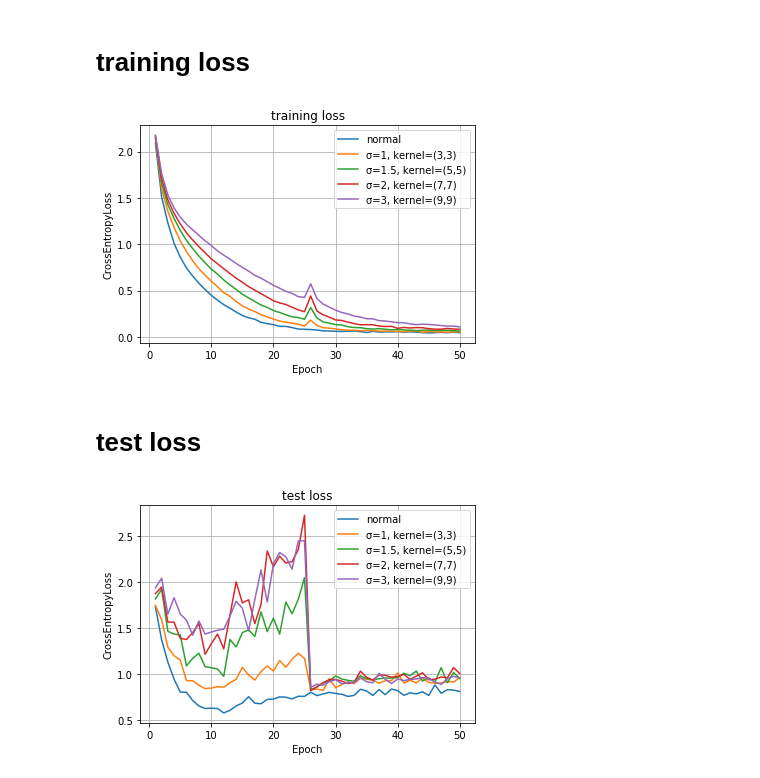
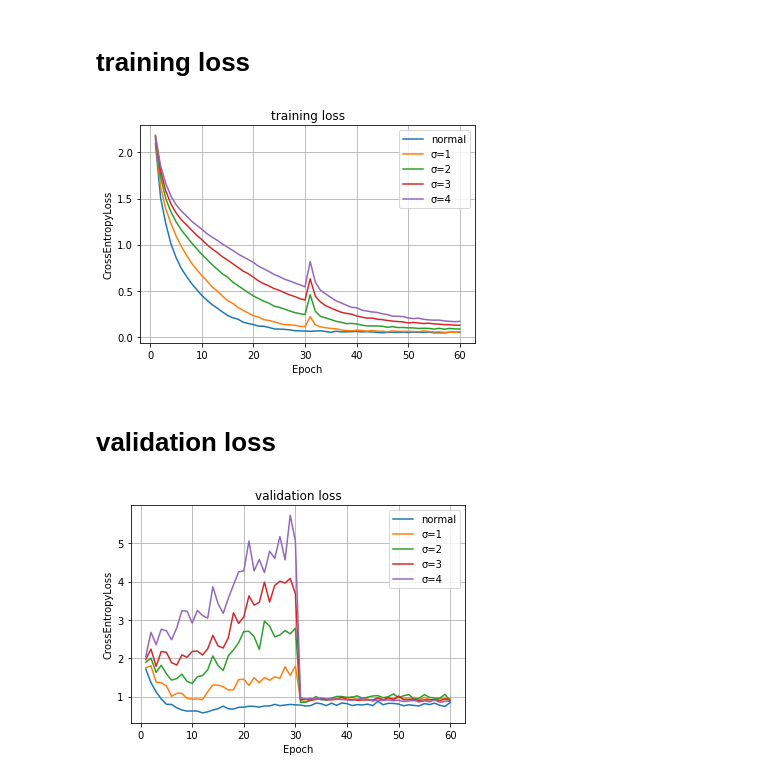
Before and after one commit to sousquared/Blur-Training_Cifar10, a Jupyter notebook: analysis/plot_results_blur-half.ipynb, the cells around one changed output. Cells and saved outputs as stored; diff of their text form; code cells hidden in the pictures.

```diff
--- a/analysis/plot_results_blur-half.ipynb
+++ b/analysis/plot_results_blur-half.ipynb
@@ -7,52 +7,52 @@ import matplotlib.pyplot as plt
 # %% [markdown]
 # training loss
 # %%
-normal = pd.read_csv('data/run-seed42_normal_b64-tag-loss_train.csv')['Value'].values
-k3 = pd.read_csv('data/run-s1_k3-3_noblur_from25-tag-loss_train.csv')['Value'].values
-k5 = pd.read_csv('data/run-s1.5_k5-5_noblur_from25-tag-loss_train.csv')['Value'].values
-k7 = pd.read_csv('data/run-s2_k7-7_noblur_from25-tag-loss_train.csv')['Value'].values
-k9 = pd.read_csv('data/run-s3_k9-9_noblur_from25-tag-loss_train.csv')['Value'].values
+normal = pd.read_csv('./data/run-normal_60e-tag-loss_train.csv')['Value'].values
+s1 = pd.read_csv('./data/run-blur-half_s1_k7-7-tag-loss_train.csv')['Value'].values
+s2 = pd.read_csv('./data/run-blur-half_s2_k13-13-tag-loss_train.csv')['Value'].values
+s3 = pd.read_csv('./data/run-blur-half_s3_k19-19-tag-loss_train.csv')['Value'].values
+s4 = pd.read_csv('./data/run-blur-half_s4_k25-25-tag-loss_train.csv')['Value'].values
 
 # plot
-x = range(1, 51)  # x range
+x = range(1, 61)  # x range
 fig, ax = plt.subplots()
 plt.title("training loss")
 ax.plot(x, normal, label='normal')
-ax.plot(x, k3, label='σ=1, kernel=(3,3)')
-ax.plot(x, k5, label='σ=1.5, kernel=(5,5)')
-ax.plot(x, k7, label='σ=2, kernel=(7,7)')
-ax.plot(x, k9, label='σ=3, kernel=(9,9)')
+ax.plot(x, s1, label='σ=1')
+ax.plot(x, s2, label='σ=2')
+ax.plot(x, s3, label='σ=3')
+ax.plot(x, s4, label='σ=4')
 ax.legend()
 ax.set_xlabel('Epoch')
 ax.set_ylabel('CrossEntropyLoss')
 ax.grid(True)
 fig.show()
-fig.savefig('blur-half_training.png')
+fig.savefig('blur-half_loss_train.png')
 # %% [output]
-[figure, old version]
+[figure, new version]
 # %% [markdown]
-# test loss
+# validation loss
 # %%
-normal = pd.read_csv('data/run-seed42_normal_b64-tag-loss_val.csv')['Value'].values
-k3 = pd.read_csv('data/run-s1_k3-3_noblur_from25-tag-loss_val.csv')['Value'].values
-k5 = pd.read_csv('data/run-s1.5_k5-5_noblur_from25-tag-loss_val.csv')['Value'].values
-k7 = pd.read_csv('data/run-s2_k7-7_noblur_from25-tag-loss_val.csv')['Value'].values
-k9 = pd.read_csv('data/run-s3_k9-9_noblur_from25-tag-loss_val.csv')['Value'].values
+normal = pd.read_csv('./data/run-normal_60e-tag-loss_val.csv')['Value'].values
+s1 = pd.read_csv('./data/run-blur-half_s1_k7-7-tag-loss_val.csv')['Value'].values
+s2 = pd.read_csv('./data/run-blur-half_s2_k13-13-tag-loss_val.csv')['Value'].values
+s3 = pd.read_csv('./data/run-blur-half_s3_k19-19-tag-loss_val.csv')['Value'].values
+s4 = pd.read_csv('./data/run-blur-half_s4_k25-25-tag-loss_val.csv')['Value'].values
 
 # plot
-x = range(1, 51)  # x range
+x = range(1, 61)  # x range
 fig, ax = plt.subplots()
-plt.title("test loss")
+plt.title("validation loss")
 ax.plot(x, normal, label='normal')
-ax.plot(x, k3, label='σ=1, kernel=(3,3)')
-ax.plot(x, k5, label='σ=1.5, kernel=(5,5)')
-ax.plot(x, k7, label='σ=2, kernel=(7,7)')
-ax.plot(x, k9, label='σ=3, kernel=(9,9)')
+ax.plot(x, s1, label='σ=1')
+ax.plot(x, s2, label='σ=2')
+ax.plot(x, s3, label='σ=3')
+ax.plot(x, s4, label='σ=4')
 ax.legend()
 ax.set_xlabel('Epoch')
 ax.set_ylabel('CrossEntropyLoss')
 ax.grid(True)
 fig.show()
-fig.savefig('blur-half_test.png')
+fig.savefig('blur-half_loss_val.png')
 # %% [output]
-[figure, old version]
+[figure, new version]
```
Also changed, not shown: parts of 4 cells of this notebook, 31 other files.
